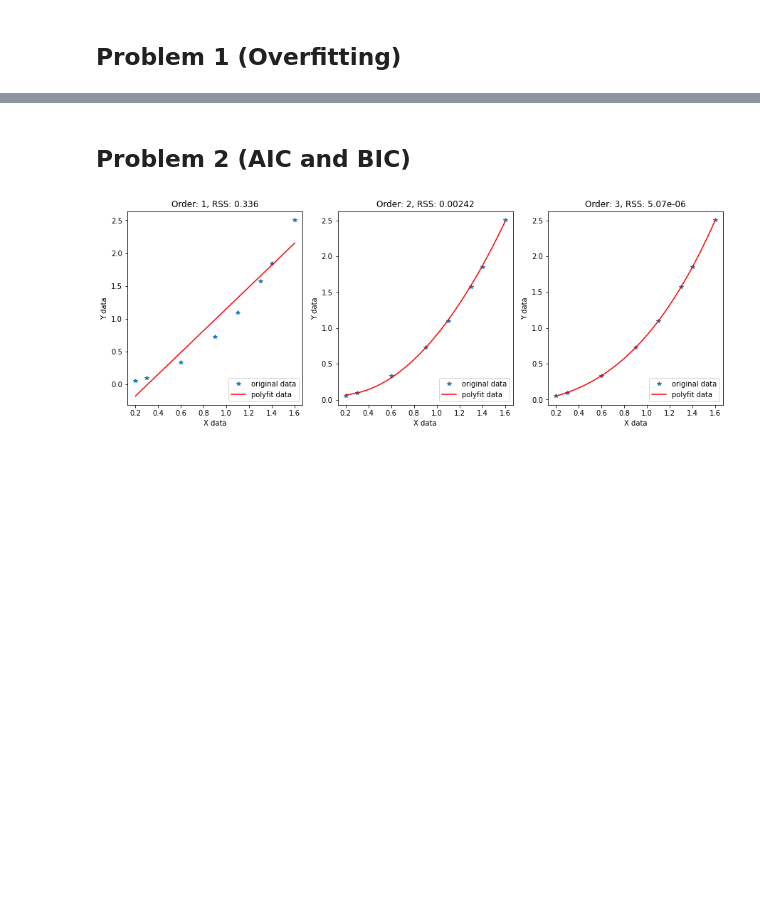
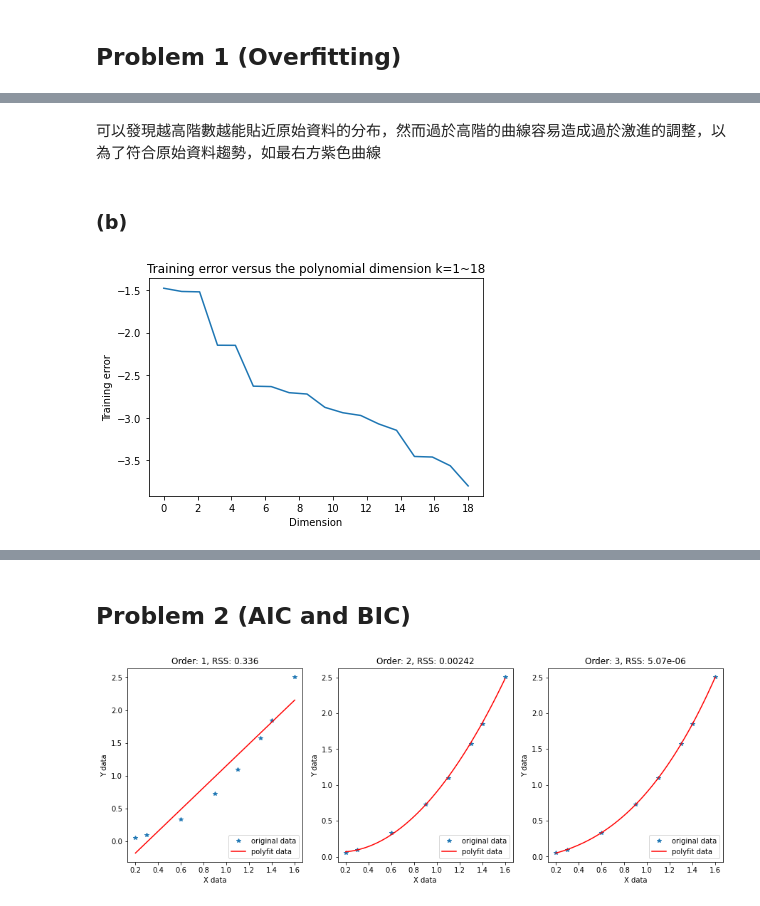
Before and after one commit to rayhuangg/111-1_MachineLearning, a Jupyter notebook: HW/HW03/hw3.ipynb, the cells around one changed output, grey strips where cells are left out. Saved outputs shown, nothing was run; the diff lists cells and outputs as text; code cells hidden in the pictures; blank space fills up the shorter version.

```diff
--- a/HW/HW03/hw3.ipynb
+++ b/HW/HW03/hw3.ipynb
@@ -6,0 +58,20 @@ import matplotlib.pyplot as plt
+# %% [markdown]
+可以發現越高階數越能貼近原始資料的分布，然而過於高階的曲線容易造成過於激進的調整，以為了符合原始資料趨勢，如最右方紫色曲線
+# %% [markdown]
+### (b)
+# %%
+plt.figure()
+mse_train = np.zeros(18)
+for i in range(18):
+    equ = np.polyfit(t, g, i+1)
+    y = np.polyval(equ, t)
+    mse_train[i] = math.log(np.sum((g-y)**2) / len(t))
+# print(mse_train)
+
+plt.plot(np.linspace(0,18,num=18) ,mse_train)
+plt.xlabel('Dimension') ; plt.ylabel('Training error')
+plt.title('Training error versus the polynomial dimension k=1~18')
+plt.xticks([0, 2, 4, 6, 8, 10, 12, 14, 16, 18])
+plt.show()
+# %% [output]
+[figure, added]
```
Also changed, not shown: parts of 9 cells of this notebook.
